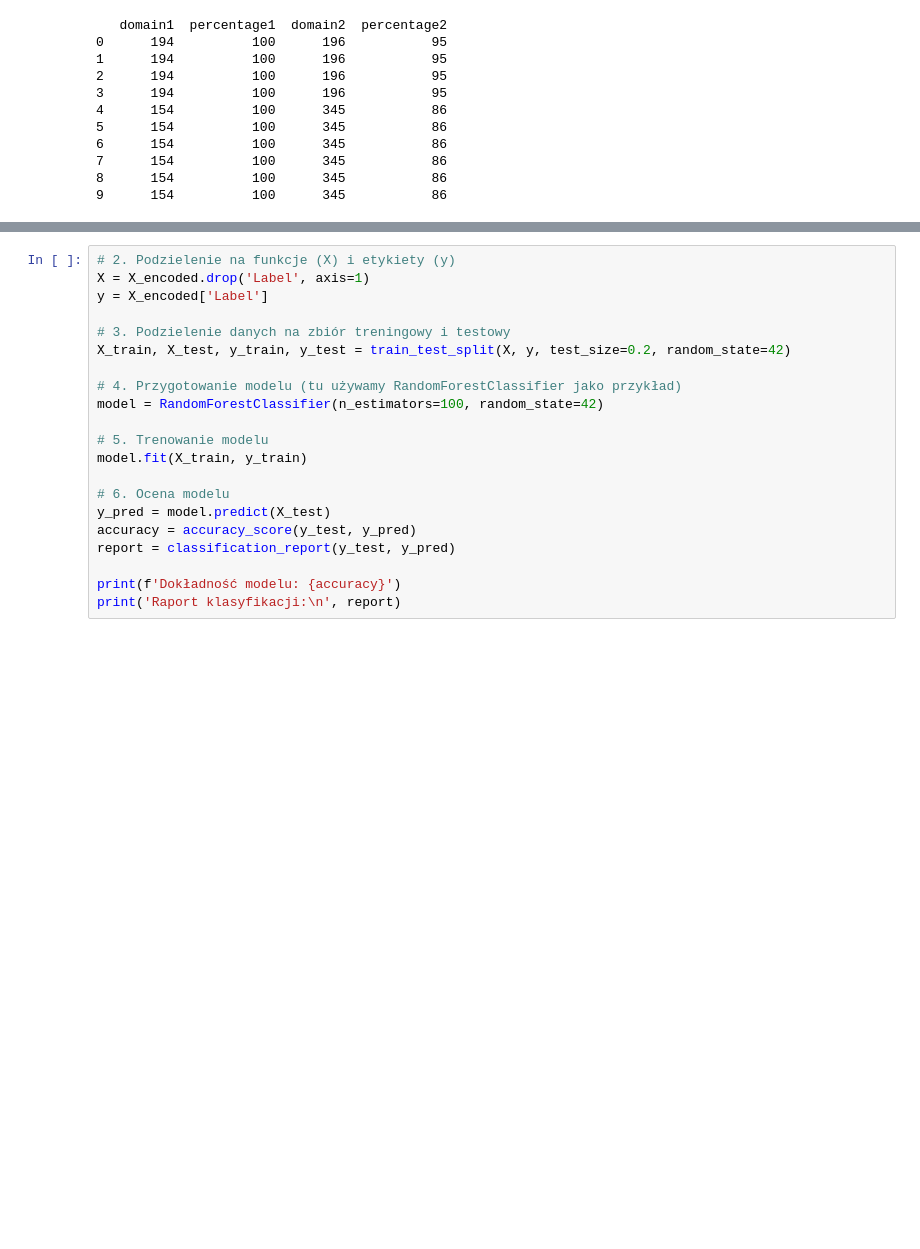
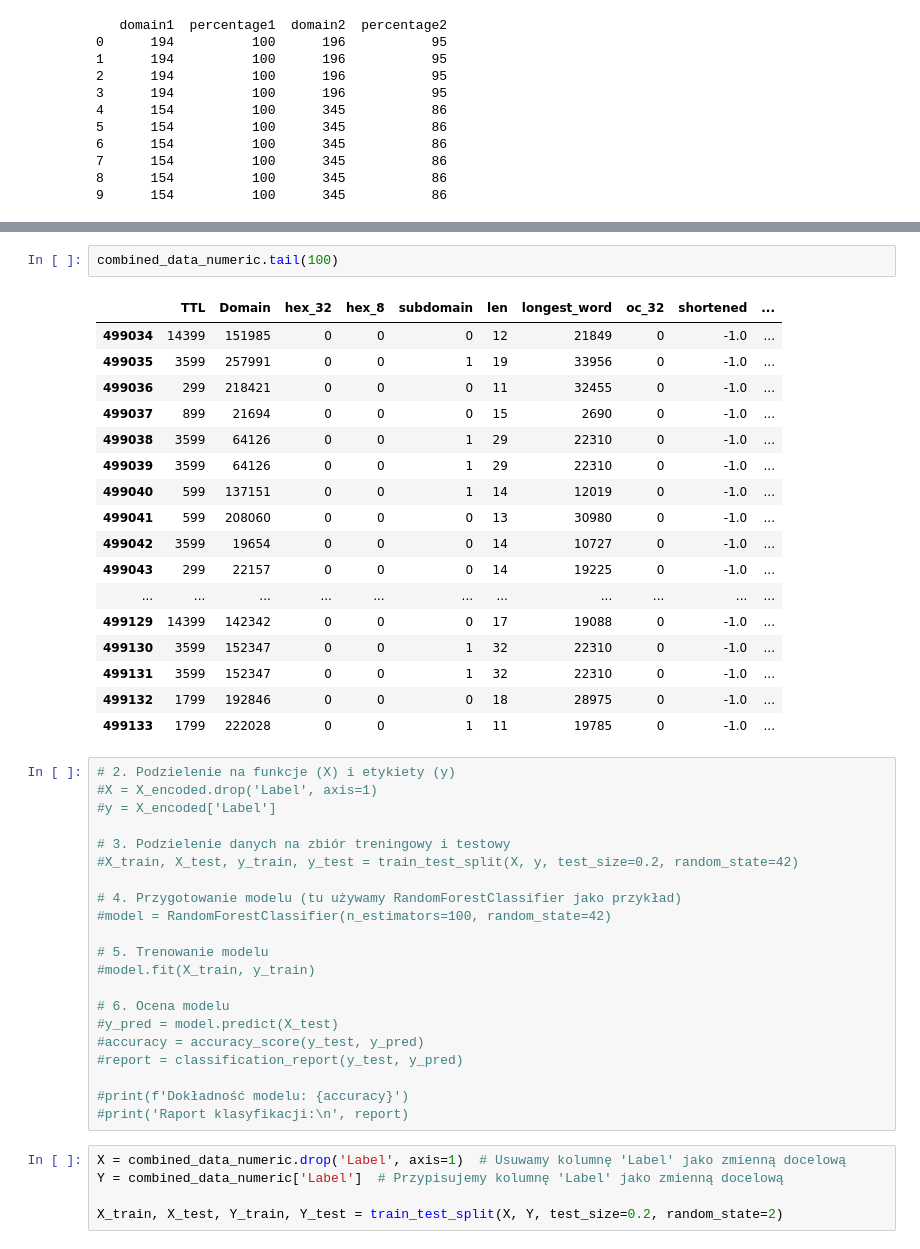
Before and after one commit to Freaker99/domain-classifier, a Jupyter notebook: Domain_Classifier.ipynb, the cells around one changed output, grey strips where cells are left out. Cells and saved outputs as stored; diff of their text form; blank space fills up the shorter version.

```diff
--- a/Domain_Classifier.ipynb
+++ b/Domain_Classifier.ipynb
@@ -501,21 +520,46 @@ combined_data_numeric.head(30)
+# %%
+combined_data_numeric.tail(100)
+# %% [output]
+|  | TTL | Domain | hex_32 | hex_8 | subdomain | len | longest_word | oc_32 | shortened | ... |
+| 499034 | 14399 | 151985 | 0 | 0 | 0 | 12 | 21849 | 0 | -1.0 | ... |
+| 499035 | 3599 | 257991 | 0 | 0 | 1 | 19 | 33956 | 0 | -1.0 | ... |
+| 499036 | 299 | 218421 | 0 | 0 | 0 | 11 | 32455 | 0 | -1.0 | ... |
+| 499037 | 899 | 21694 | 0 | 0 | 0 | 15 | 2690 | 0 | -1.0 | ... |
+| 499038 | 3599 | 64126 | 0 | 0 | 1 | 29 | 22310 | 0 | -1.0 | ... |
+| 499039 | 3599 | 64126 | 0 | 0 | 1 | 29 | 22310 | 0 | -1.0 | ... |
+| 499040 | 599 | 137151 | 0 | 0 | 1 | 14 | 12019 | 0 | -1.0 | ... |
+| 499041 | 599 | 208060 | 0 | 0 | 0 | 13 | 30980 | 0 | -1.0 | ... |
+| 499042 | 3599 | 19654 | 0 | 0 | 0 | 14 | 10727 | 0 | -1.0 | ... |
+| 499043 | 299 | 22157 | 0 | 0 | 0 | 14 | 19225 | 0 | -1.0 | ... |
+| ... | ... | ... | ... | ... | ... | ... | ... | ... | ... | ... |
+| 499129 | 14399 | 142342 | 0 | 0 | 0 | 17 | 19088 | 0 | -1.0 | ... |
+| 499130 | 3599 | 152347 | 0 | 0 | 1 | 32 | 22310 | 0 | -1.0 | ... |
+| 499131 | 3599 | 152347 | 0 | 0 | 1 | 32 | 22310 | 0 | -1.0 | ... |
+| 499132 | 1799 | 192846 | 0 | 0 | 0 | 18 | 28975 | 0 | -1.0 | ... |
+| 499133 | 1799 | 222028 | 0 | 0 | 1 | 11 | 19785 | 0 | -1.0 | ... |
 # %%
 # 2. Podzielenie na funkcje (X) i etykiety (y)
-X = X_encoded.drop('Label', axis=1)
-y = X_encoded['Label']
+#X = X_encoded.drop('Label', axis=1)
+#y = X_encoded['Label']
 
 # 3. Podzielenie danych na zbiór treningowy i testowy
-X_train, X_test, y_train, y_test = train_test_split(X, y, test_size=0.2, random_state=42)
+#X_train, X_test, y_train, y_test = train_test_split(X, y, test_size=0.2, random_state=42)
 
 # 4. Przygotowanie modelu (tu używamy RandomForestClassifier jako przykład)
-model = RandomForestClassifier(n_estimators=100, random_state=42)
+#model = RandomForestClassifier(n_estimators=100, random_state=42)
 
 # 5. Trenowanie modelu
-model.fit(X_train, y_train)
+#model.fit(X_train, y_train)
 
 # 6. Ocena modelu
-y_pred = model.predict(X_test)
-accuracy = accuracy_score(y_test, y_pred)
-report = classification_report(y_test, y_pred)
+#y_pred = model.predict(X_test)
+#accuracy = accuracy_score(y_test, y_pred)
+#report = classification_report(y_test, y_pred)
 
-print(f'Dokładność modelu: {accuracy}')
-print('Raport klasyfikacji:\n', report)
+#print(f'Dokładność modelu: {accuracy}')
+#print('Raport klasyfikacji:\n', report)
+# %%
+X = combined_data_numeric.drop('Label', axis=1)  # Usuwamy kolumnę 'Label' jako zmienną docelową
+Y = combined_data_numeric['Label']  # Przypisujemy kolumnę 'Label' jako zmienną docelową
+
+X_train, X_test, Y_train, Y_test = train_test_split(X, Y, test_size=0.2, random_state=2)
```
Also changed, not shown: parts of 18 cells of this notebook.
